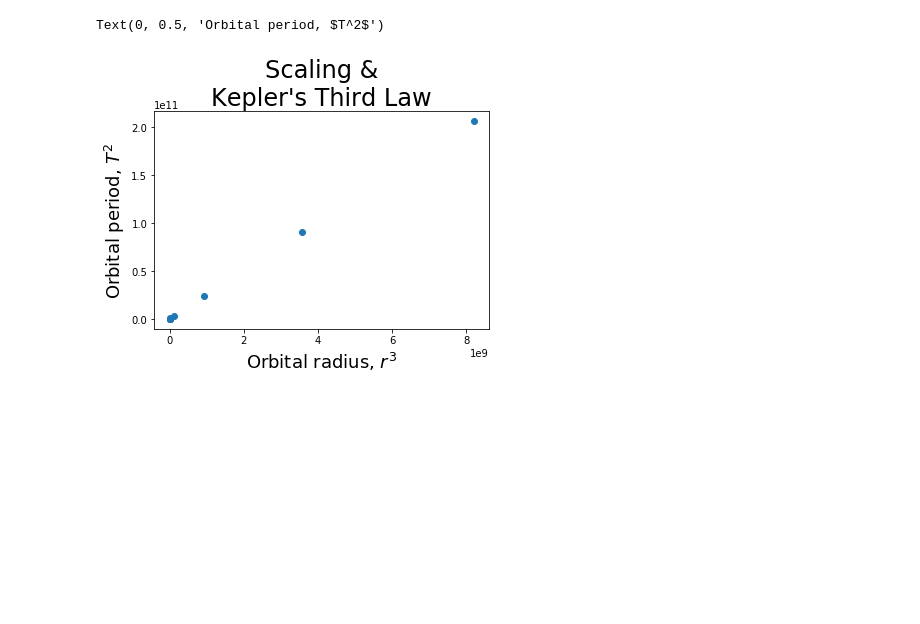
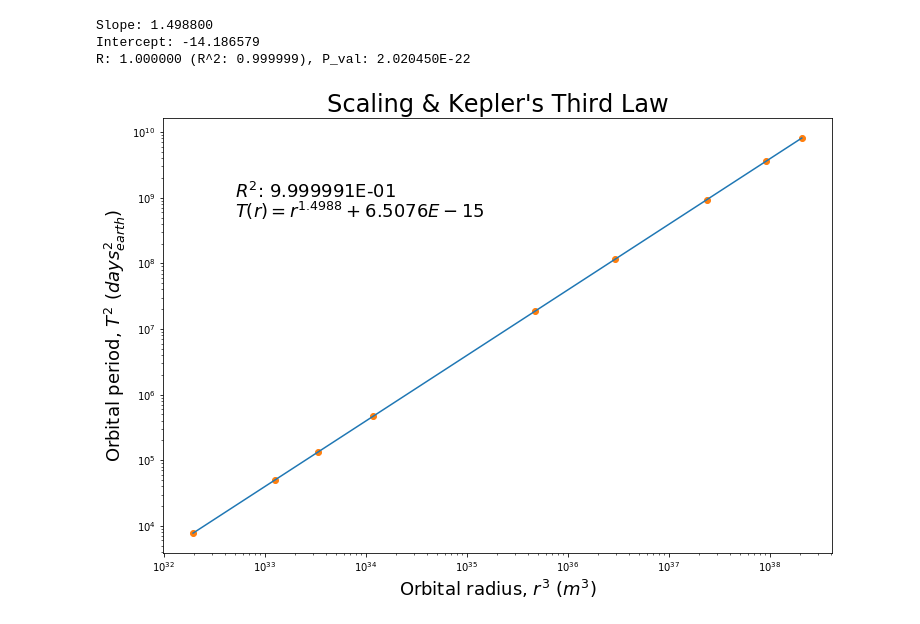
Before and after one commit to davidmatthews1uvm/CSYS300, a Jupyter notebook: Assignment_1/Part_7_d.ipynb, the cells around one changed output. Saved outputs shown, nothing was run; the diff lists cells and outputs as text; code cells hidden in the pictures; blank space fills up the shorter version.

```diff
--- a/Assignment_1/Part_7_d.ipynb
+++ b/Assignment_1/Part_7_d.ipynb
@@ -5,13 +6,33 @@ import numpy as np
 # data from: https://nssdc.gsfc.nasa.gov/planetary/factsheet/
 
                   # Murcury, Venus, Earth, Mars, Jupiter, Saturn, Uranus, Neptune, Pluto
-orbital_periods  = np.array([88.0, 224.7, 365.2, 687.0, 433.1, 10747, 30589,    59800,  90560]) # units days
-orbital_radiuses = np.array([57.9, 108.2, 149.6, 227.9, 778.6, 1433.5, 2872.5, 4495.1, 5906.4]) # units 10^6 km.
+orbital_periods  = np.array([88.0, 224.7, 365.2, 687.0, 4331, 10747, 30589,    59800,  90560]) # units days
+orbital_radiuses = np.array([57.9, 108.2, 149.6, 227.9, 778.6, 1433.5, 2872.5, 4495.1, 5906.4]) * 1e9 # units 10^6 km -> meters.
+
+log_orbital_periods = np.log10(orbital_periods)
+log_orbital_radiuses = np.log10(orbital_radiuses)
-# %%
-plt.scatter(np.power(orbital_periods, 2), np.power(orbital_radiuses, 3))
-plt.title("Scaling &\nKepler's Third Law", fontsize=24)
-plt.xlabel(r"Orbital radius, $r^3$", fontsize=18)
-plt.ylabel(r"Orbital period, $T^2$", fontsize=18)
-# %% [output]
-Text(0, 0.5, 'Orbital period, $T^2$')
-[figure, removed]
+# %%
+slope, intercept, r_value, p_value, std_err = stats.linregress(log_orbital_radiuses, log_orbital_periods)
+predict_period = lambda radius: intercept + slope * radius
+
+print("Slope: %.6f"%slope)
+print("Intercept: %.6f"%intercept)
+print("R: %.6f (R^2: %.6f), P_val: %.6E"%( r_value, r_value**2, p_value))
+# %% [output]
+Slope: 1.498800
+Intercept: -14.186579
+R: 1.000000 (R^2: 0.999999), P_val: 2.020450E-22
+# %%
+fig, ax = plt.subplots(1, figsize=(12,8))
+ax.scatter( np.power(orbital_radiuses, 3), np.power(orbital_periods, 2), c="C1")
+ax.plot(np.power(np.power(10, log_orbital_radiuses), 3), np.power(np.power(10, predict_period(log_orbital_radiuses)), 2), c="C0")
+ax.set_title("Scaling & Kepler's Third Law", fontsize=24)
+ax.set_xlabel(r"Orbital radius, $r^3$ ($m^3$)", fontsize=18)
+ax.set_ylabel(r"Orbital period, $T^2$ ($days_{earth}^2$)", fontsize=18)
+ax.set_yscale("log")
+ax.set_xscale("log")
+ax.text(5e32, 1e9, r"$R^2$: %.6E"%(r_value**2), fontsize=18)
+ax.text(5e32, 5e8, r"$T(r) = r^{%.4f} + %.4E$"%(slope, np.power(10, intercept)), fontsize=18)
+plt.savefig("part7d.pdf", bbox_inches='tight', pad_inches=0)
+# %% [output]
+[figure, added]
```
Also changed, not shown: parts of 1 cell of this notebook, 3 other files.
